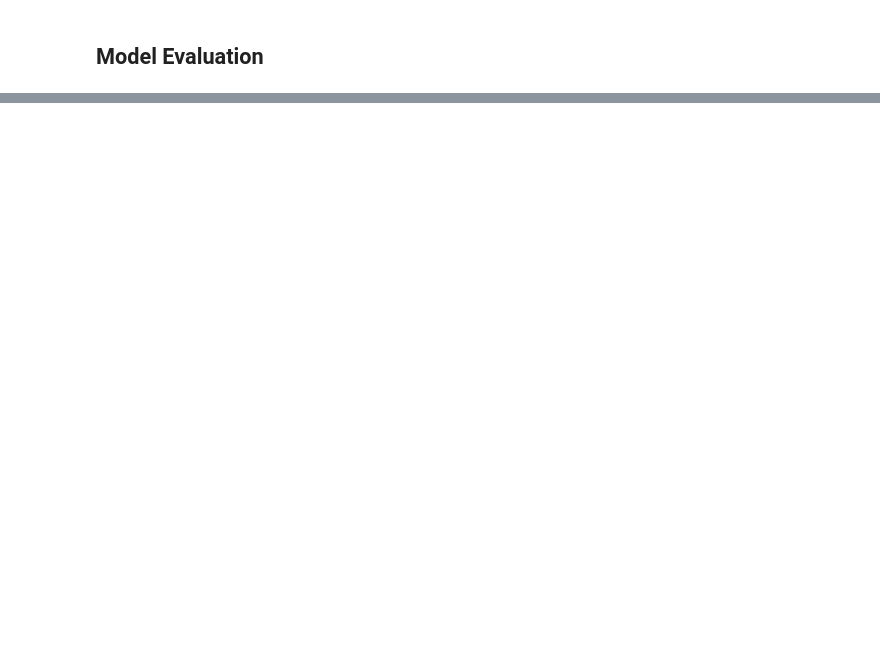
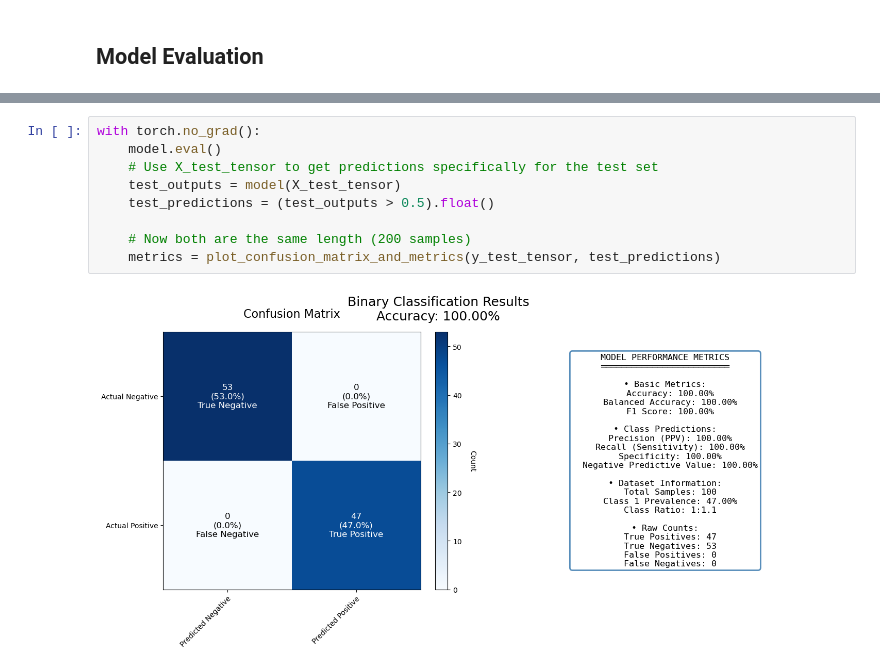
Before and after one commit to muntazirabidi/Advanced-AI-Learning, a Jupyter notebook: 1_Core_AI/Deep_Learning_Basics/PyTorch_Tutorials/Beginner_Guides/02_NN_basic_classification.ipynb, the cells around one changed output, grey strips where cells are left out. Drawn from its saved outputs; the diff is of its cells as text; blank space fills up the shorter version.

```diff
--- a/1_Core_AI/Deep_Learning_Basics/PyTorch_Tutorials/Beginner_Guides/02_NN_basic_classification.ipynb
+++ b/1_Core_AI/Deep_Learning_Basics/PyTorch_Tutorials/Beginner_Guides/02_NN_basic_classification.ipynb
@@ -194,0 +554,11 @@ plt.show()
+# %%
+with torch.no_grad():
+    model.eval()
+    # Use X_test_tensor to get predictions specifically for the test set
+    test_outputs = model(X_test_tensor)
+    test_predictions = (test_outputs > 0.5).float()
+
+    # Now both are the same length (200 samples)
+    metrics = plot_confusion_matrix_and_metrics(y_test_tensor, test_predictions)
+# %% [output]
+[figure, added]
```
Also changed, not shown: parts of 14 cells of this notebook, 1 other file.
